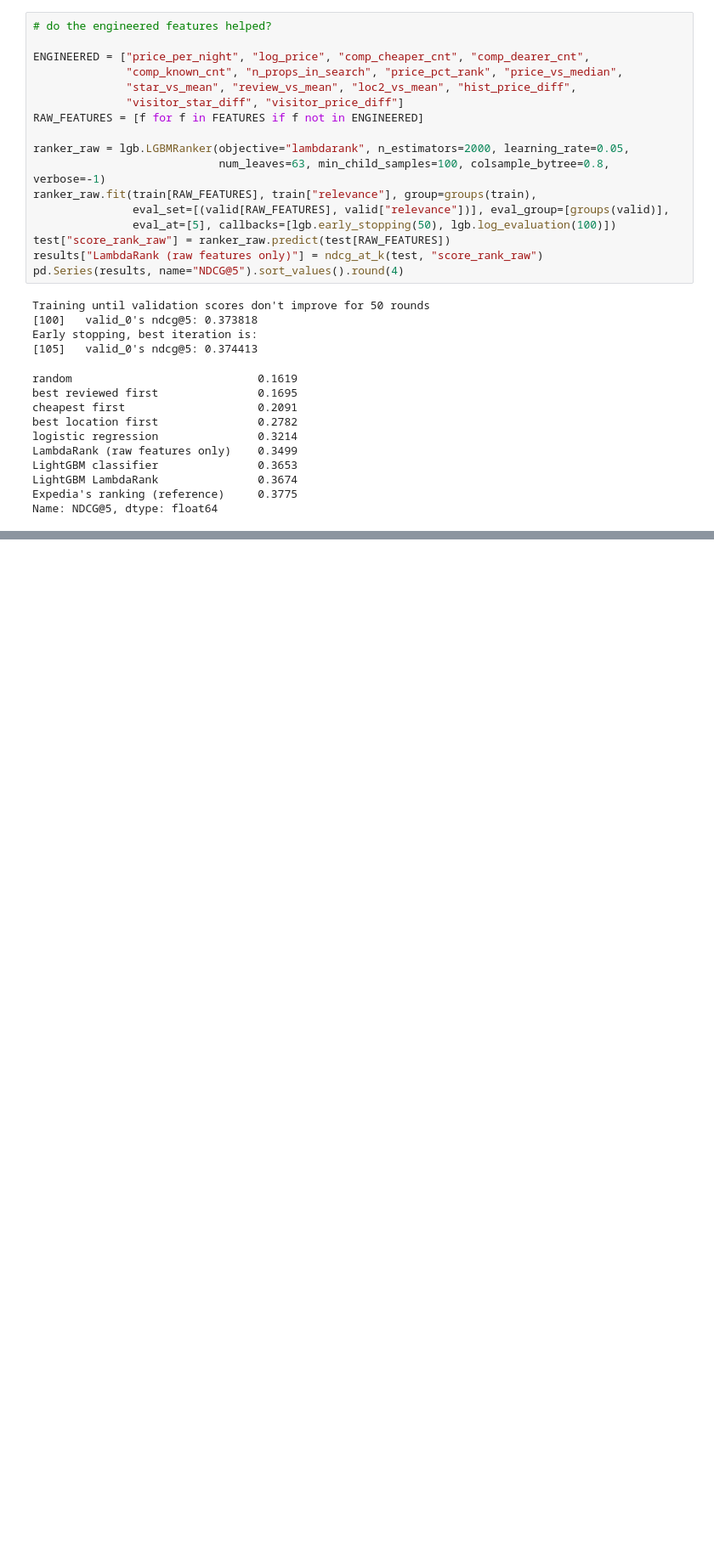
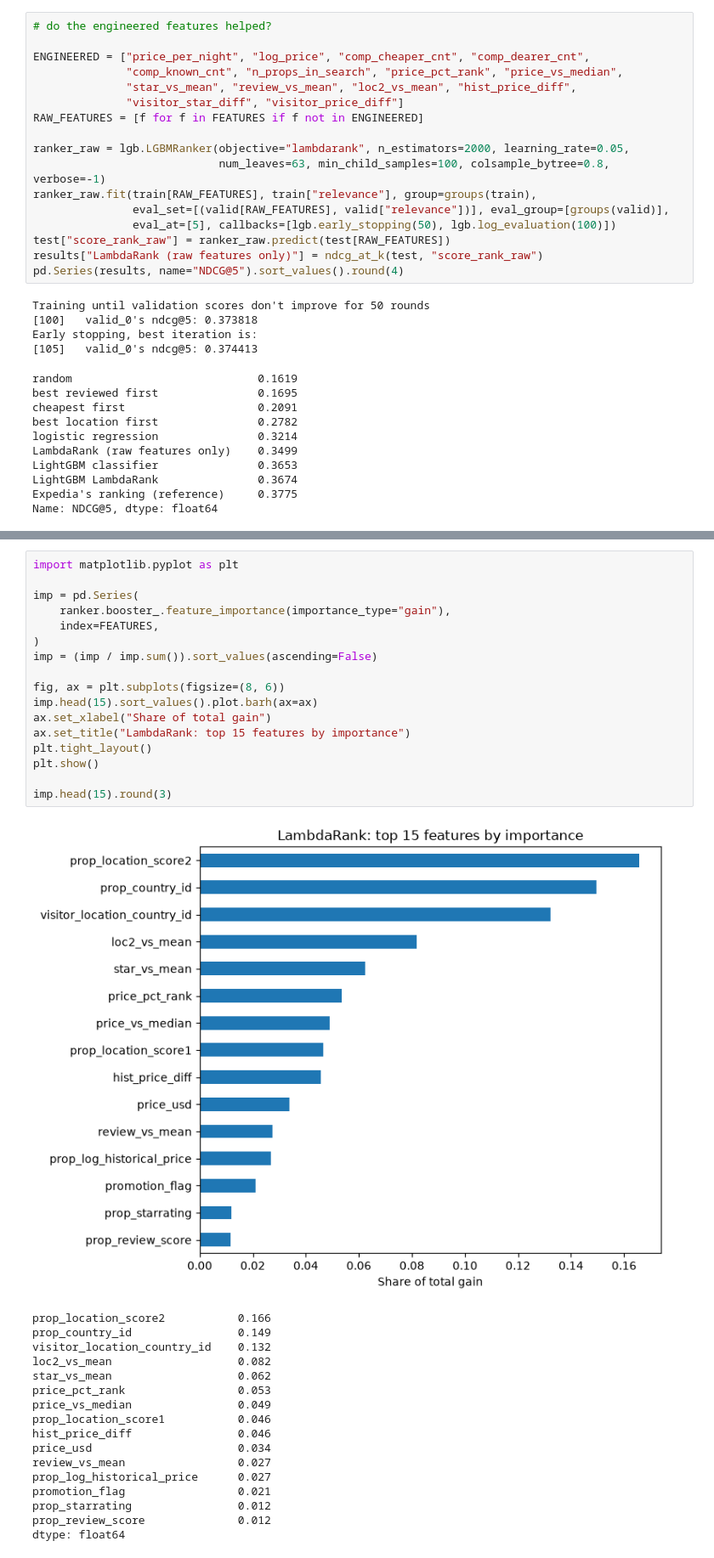
Before and after one commit to MuhammadAhmedMasood/expedia-ranking, a Jupyter notebook: 03_model.ipynb, the cells around one changed output, grey strips where cells are left out. Shown at 85% size. Saved outputs shown, nothing was run; the diff lists cells and outputs as text; blank space fills up the shorter version.

Commit message:
results compared, plots made. READEME written

```diff
--- a/03_model.ipynb
+++ b/03_model.ipynb
@@ -209,0 +246,35 @@ Name: NDCG@5, dtype: float64
+# %%
+import matplotlib.pyplot as plt
+
+imp = pd.Series(
+    ranker.booster_.feature_importance(importance_type="gain"),
+    index=FEATURES,
+)
+imp = (imp / imp.sum()).sort_values(ascending=False)
+
+fig, ax = plt.subplots(figsize=(8, 6))
+imp.head(15).sort_values().plot.barh(ax=ax)
+ax.set_xlabel("Share of total gain")
+ax.set_title("LambdaRank: top 15 features by importance")
+plt.tight_layout()
+plt.show()
+
+imp.head(15).round(3)
+# %% [output]
+[figure, added]
+prop_location_score2           0.166
+prop_country_id                0.149
+visitor_location_country_id    0.132
+loc2_vs_mean                   0.082
+star_vs_mean                   0.062
+price_pct_rank                 0.053
+price_vs_median                0.049
+prop_location_score1           0.046
+hist_price_diff                0.046
+price_usd                      0.034
+review_vs_mean                 0.027
+prop_log_historical_price      0.027
+promotion_flag                 0.021
+prop_starrating                0.012
+prop_review_score              0.012
+dtype: float64
```
Also changed, not shown: parts of 3 cells of this notebook, 1 other file.
